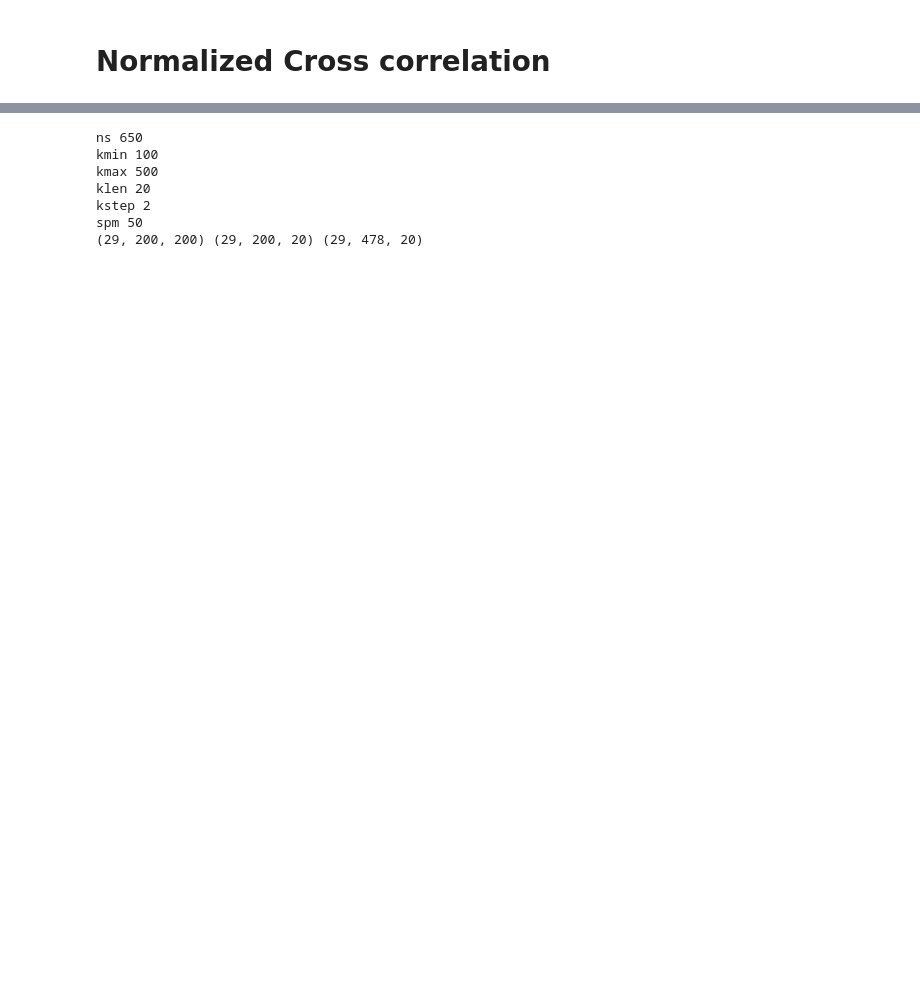
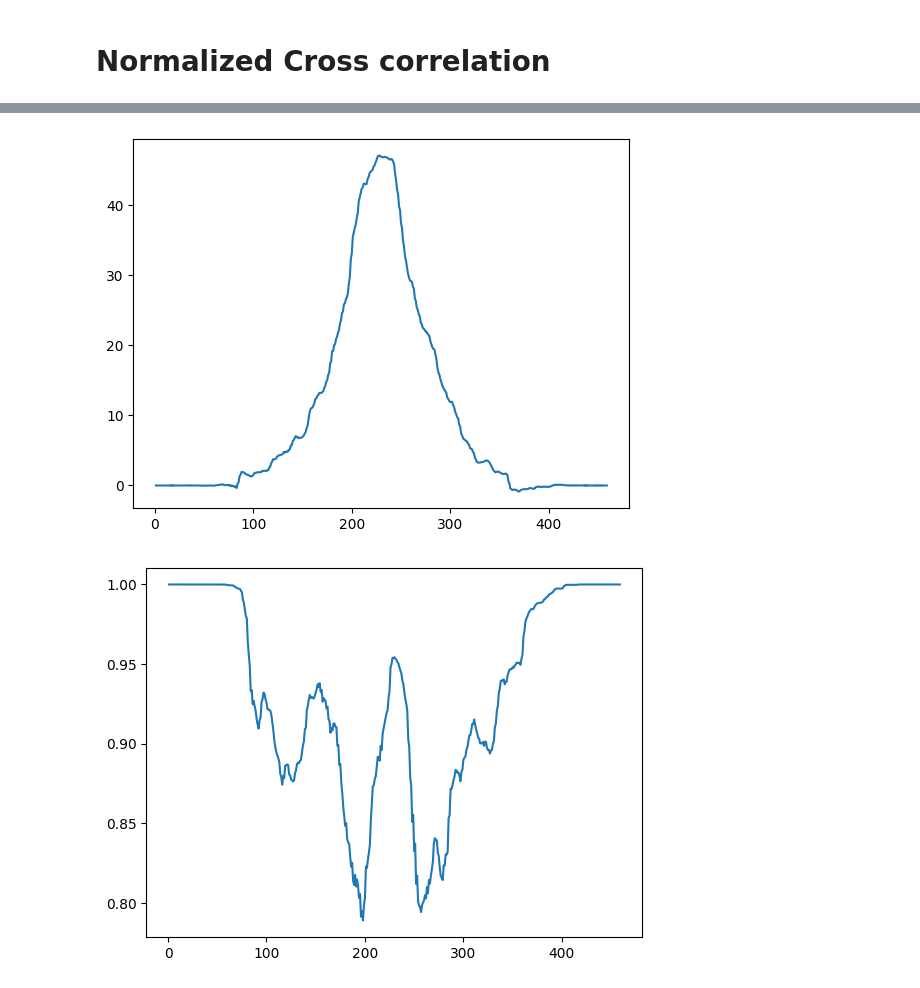
Before and after one commit to wewightman/pyusel-dispest, a Jupyter notebook: examples/partmotion.ipynb, the cells around one changed output, grey strips where cells are left out. Saved outputs shown, nothing was run; the diff lists cells and outputs as text; code cells hidden in the pictures; blank space fills up the shorter version.

Commit message:
FAST GOOD XCORR

```diff
--- a/examples/partmotion.ipynb
+++ b/examples/partmotion.ipynb
@@ -411,11 +118,0 @@ class CalcNXCorr():
-# %%
-nxcor = CalcNXCorr(rf.shape, kaxis=1, taxis=0, klen=20, kstep=2, kmin=100, kmax=500, spm=50)
-nxcor(rf)
-# %% [output]
-ns 650
-kmin 100
-kmax 500
-klen 20
-kstep 2
-spm 50
-(29, 200, 200) (29, 200, 20) (29, 478, 20)
@@ -421,0 +135,45 @@ spm 50
+# %%
+def nxcorr_by_inds_mu(sigref, sigsearch, selref, selser, outbnd, seliref):
+    REF = sigref[selref]
+    SER = sigsearch[selser]
+    SER[outbnd] = np.nan
+    searchpm = int((SER.shape[1]-1)//2)
+
+    REF -= np.mean(REF, axis=2).reshape(REF.shape[0], REF.shape[1], 1)
+    REF_STD = np.std(REF, axis=2)
+    SER -= np.mean(SER, axis=2).reshape(SER.shape[0], SER.shape[1], 1)
+    SER_STD = np.std(SER, axis=2)
+
+    CROSS = np.mean(REF * SER, axis=2)
+    RHOS = CROSS/(SER_STD*REF_STD)
+
+    imax = np.nanargmax(RHOS, axis=1)
+    invbnd = (imax < 1) | (imax >= 2*searchpm)
+    imax[invbnd] = searchpm
+    sellag = imax[None,:] + np.array([[-1, 0, 1]], dtype=int).T
+
+    peaks = RHOS[seliref, sellag]
+    a = (peaks[0] + peaks[2])/2 - peaks[1]
+    b = (peaks[2] - peaks[0])/2
+    c = peaks[1]
+
+    dmax = -b/(2*a)
+    dmax[invbnd] = np.nan
+    rhomax = a*dmax*dmax + b*dmax + c
+
+    return imax-searchpm+dmax, rhomax
+# %%
+selref, selser, outbnd, seliref = get_xcorr_inds(len(s0), 300, 5, 50)
+# %%
+idx, rhos = nxcorr_by_inds_mu(s0, s1, selref, selser, outbnd, seliref)
+
+plt.figure()
+plt.plot(10E6*c*idx/(2*fs))
+plt.show()
+
+plt.figure()
+plt.plot(rhos)
+plt.show()
+# %% [output]
+[figure, added]
+[figure, added]
```
Also changed, not shown: parts of 23 cells of this notebook.
